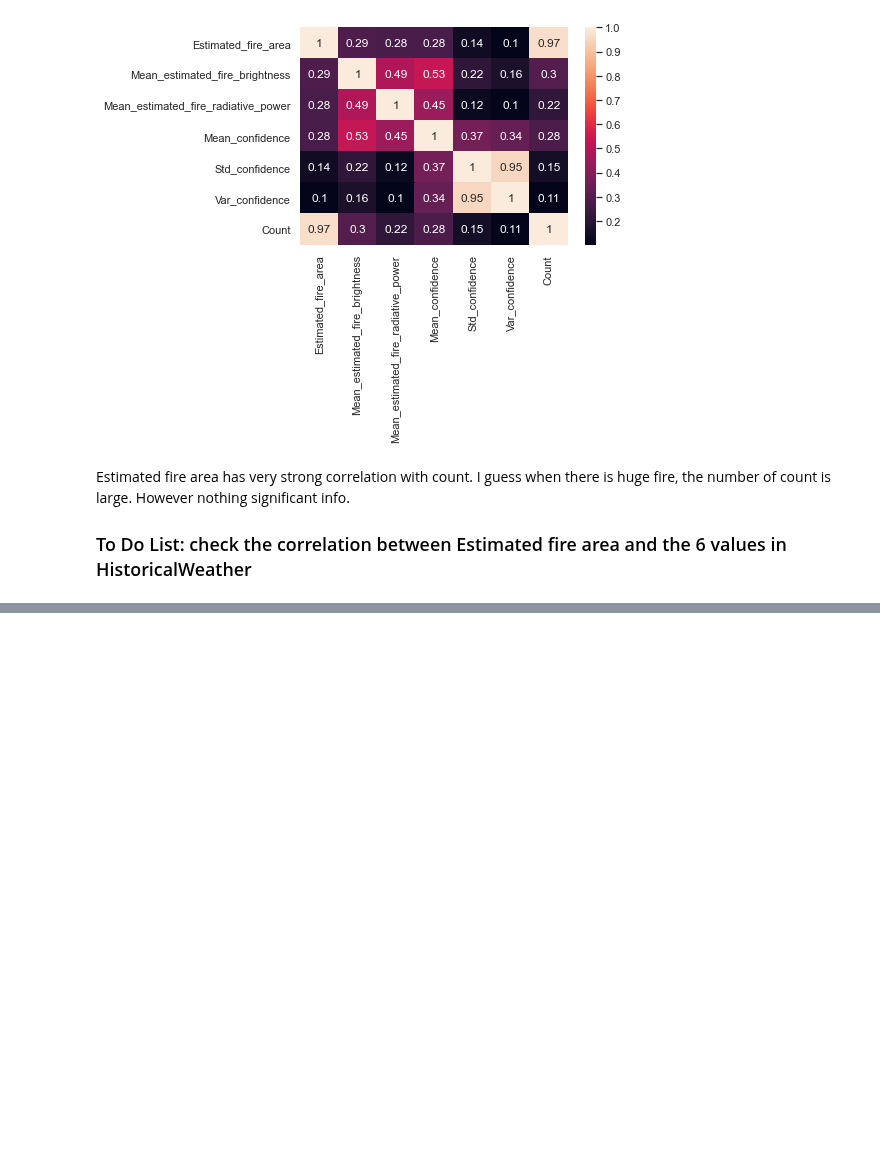
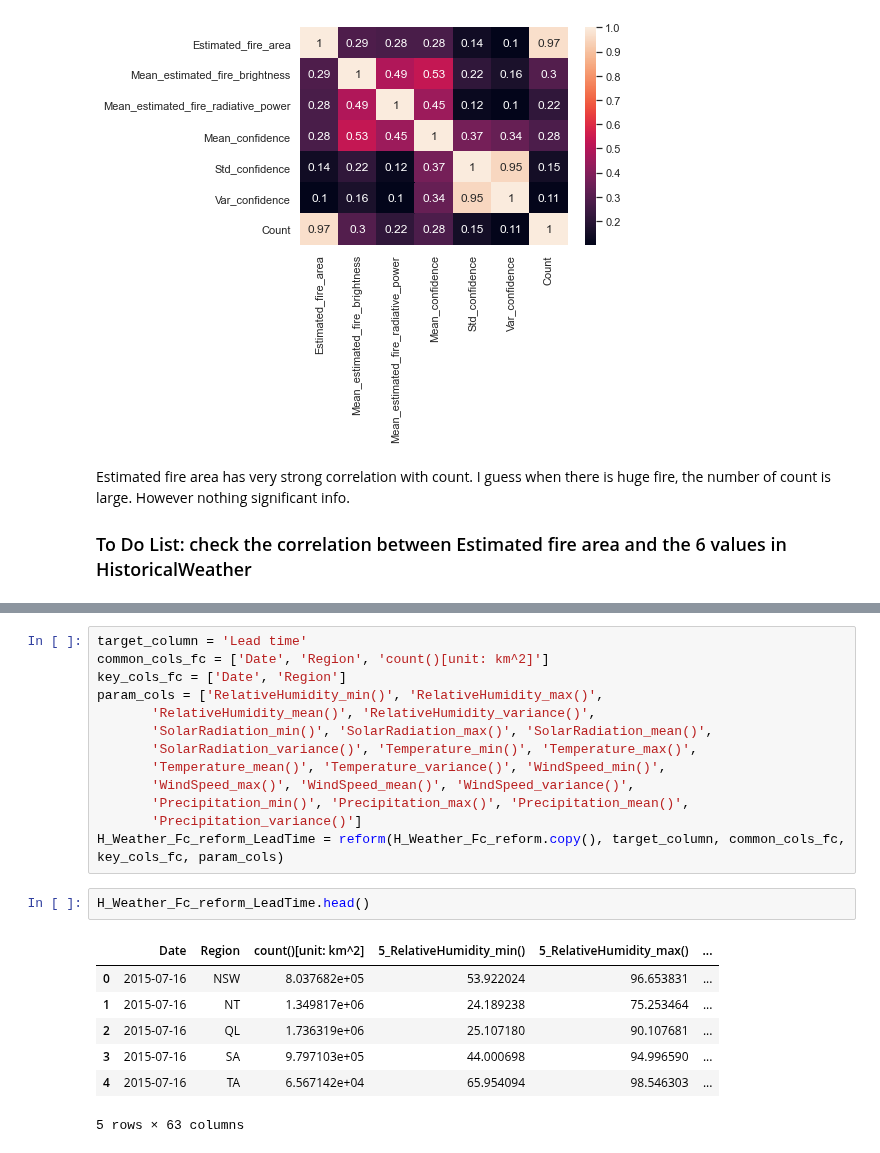
Before and after one commit to ccomkhj/Spot-Challenge-Wildfires, a Jupyter notebook: main/data_process.ipynb, the cells around one changed output, grey strips where cells are left out. Drawn from its saved outputs; the diff is of its cells as text; blank space fills up the shorter version.

```diff
--- a/main/data_process.ipynb
+++ b/main/data_process.ipynb
@@ -520,0 +570,23 @@ testing again
+# %%
+target_column = 'Lead time'
+common_cols_fc = ['Date', 'Region', 'count()[unit: km^2]']
+key_cols_fc = ['Date', 'Region']
+param_cols = ['RelativeHumidity_min()', 'RelativeHumidity_max()',
+       'RelativeHumidity_mean()', 'RelativeHumidity_variance()',
+       'SolarRadiation_min()', 'SolarRadiation_max()', 'SolarRadiation_mean()',
+       'SolarRadiation_variance()', 'Temperature_min()', 'Temperature_max()',
+       'Temperature_mean()', 'Temperature_variance()', 'WindSpeed_min()',
+       'WindSpeed_max()', 'WindSpeed_mean()', 'WindSpeed_variance()',
+       'Precipitation_min()', 'Precipitation_max()', 'Precipitation_mean()',
+       'Precipitation_variance()']
+H_Weather_Fc_reform_LeadTime = reform(H_Weather_Fc_reform.copy(), target_column, common_cols_fc, key_cols_fc, param_cols)
+# %%
+H_Weather_Fc_reform_LeadTime.head()
+# %% [output]
+|  | Date | Region | count()[unit: km^2] | 5_RelativeHumidity_min() | 5_RelativeHumidity_max() | ... |
+| 0 | 2015-07-16 | NSW | 8.037682e+05 | 53.922024 | 96.653831 | ... |
+| 1 | 2015-07-16 | NT | 1.349817e+06 | 24.189238 | 75.253464 | ... |
+| 2 | 2015-07-16 | QL | 1.736319e+06 | 25.107180 | 90.107681 | ... |
+| 3 | 2015-07-16 | SA | 9.797103e+05 | 44.000698 | 94.996590 | ... |
+| 4 | 2015-07-16 | TA | 6.567142e+04 | 65.954094 | 98.546303 | ... |
+5 rows × 63 columns
```
Also changed, not shown: parts of 8 cells of this notebook, 1 other file.
